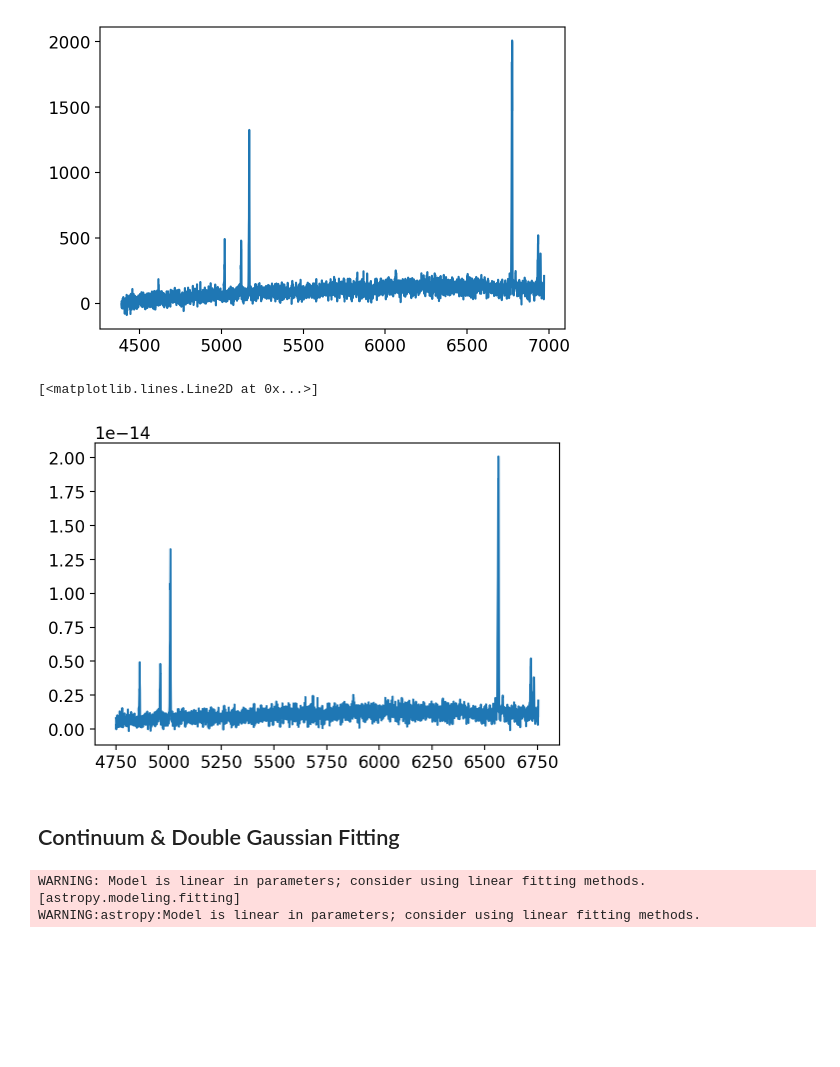
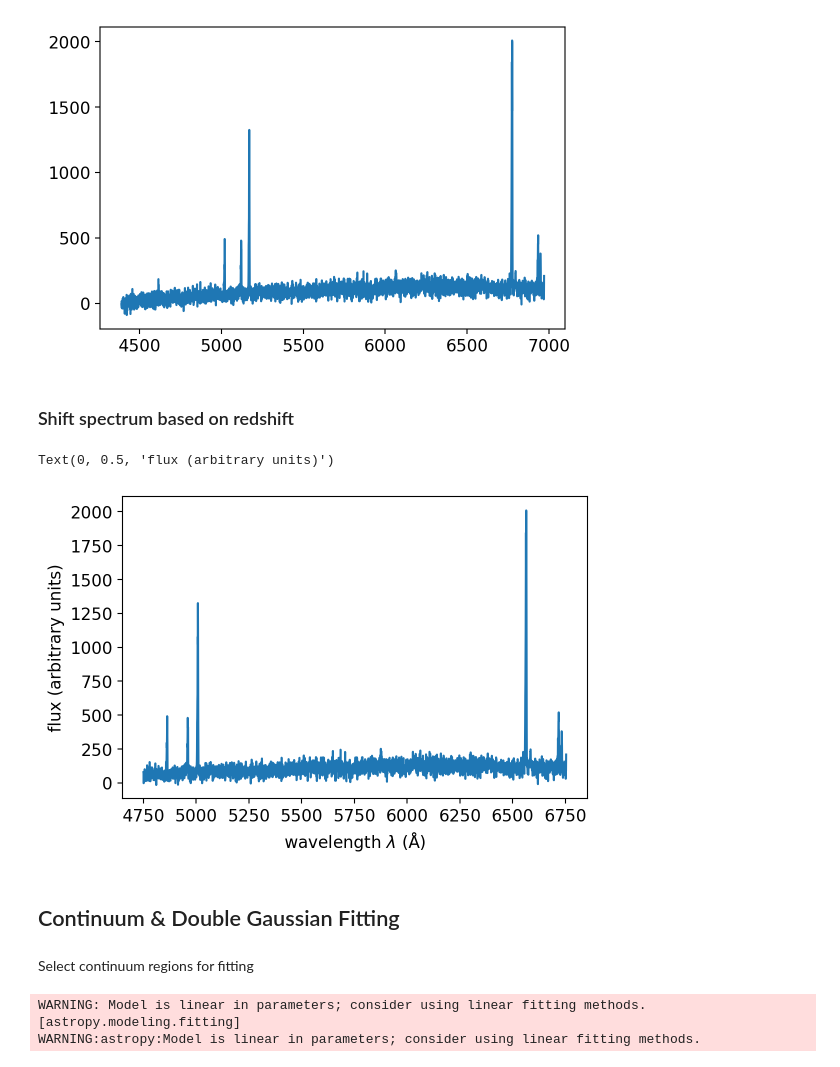
Before and after one commit to kstoreyf/anomalies-GAN-HSC, a Jupyter notebook: notebooks/plots_bluedot_2021-04-06.ipynb, the cells around one changed output. Saved outputs shown, nothing was run; the diff lists cells and outputs as text; code cells hidden in the pictures; blank space fills up the shorter version.

```diff
--- a/notebooks/plots_bluedot_2021-04-06.ipynb
+++ b/notebooks/plots_bluedot_2021-04-06.ipynb
@@ -65,6 +67,8 @@ plt.plot(w, f)
 #from here http://classic.sdss.org/dr6/algorithms/linestable.html
 line_dict = {r'H$\alpha$':6564.61, r'H$\beta$':4862.68, 'OIIIa':4364.436, 'OIIIb':4932.603, 'OIIIc':4960.295,
              'OIIId':5008.240, 'NIIa':6549.86, 'NIIb':6585.27, 'SIIa':6718.29, 'SIIb':6732.67}
+# %% [markdown]
+### Shift spectrum based on redshift
 # %%
 # Redshift via fits by X Prochaska
 # (https://docs.google.com/document/d/10n5E8VDJrd3xSTXbU-RvsNgrjl6vjcoLdYiE35Fg0tw/edit)
@@ -73,16 +77,21 @@ z=0.03221
 wave = w*u.AA / (1+z)
 wave_mask = wave>4750*u.AA
 wave = wave[wave_mask]
-flux = f*10**-17 * u.Unit('erg cm-2 s-1 AA-1') #??
-flux = flux[wave_mask]
+flux = u.Quantity(f[wave_mask]) # flux has unknown dimensions, but we still need to make it a quantity
 spec_norm = Spectrum1D(spectral_axis=wave, flux=flux, redshift=z)
 # %%
 plt.plot(spec_norm.wavelength, spec_norm.flux)
+xlabel = r'wavelength $\lambda$ ($\mathrm{\AA}$)'
+plt.xlabel(xlabel)
+ylabel = r'flux (arbitrary units)'
+plt.ylabel(ylabel)
 # %% [output]
-[<matplotlib.lines.Line2D at 0x...>]
+Text(0, 0.5, 'flux (arbitrary units)')
-[figure, old version]
+[figure, new version]
 # %% [markdown]
 ## Continuum & Double Gaussian Fitting
+# %% [markdown]
+Select continuum regions for fitting
 # %%
 regions = [
             #(4820*u.AA, 4830*u.AA),
```
Also changed, not shown: parts of 41 cells of this notebook.
